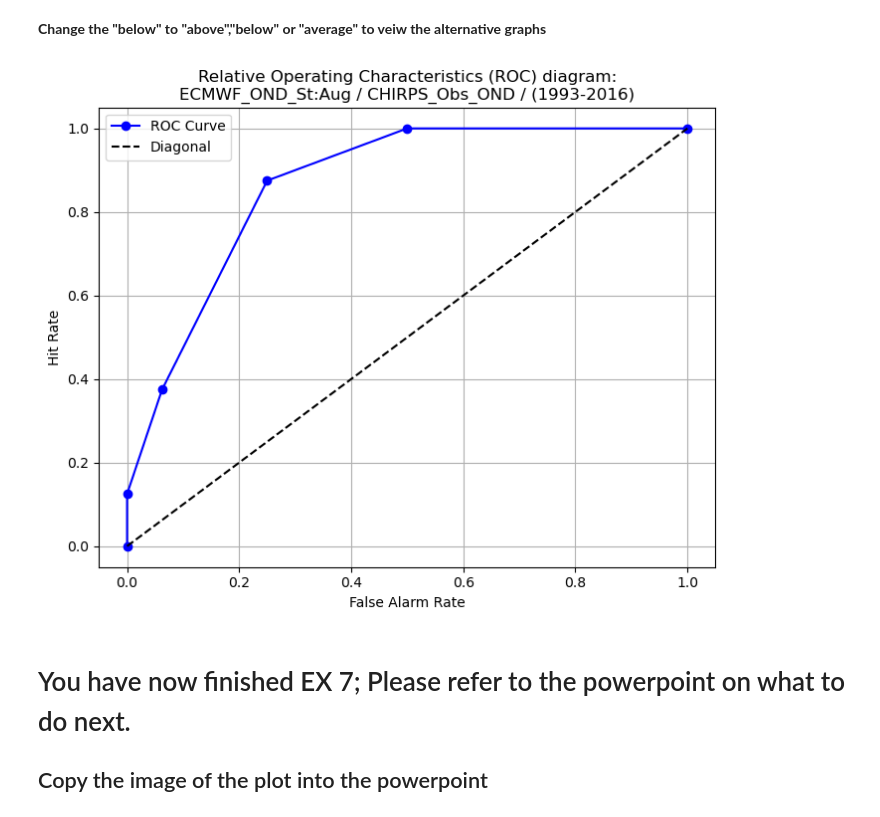
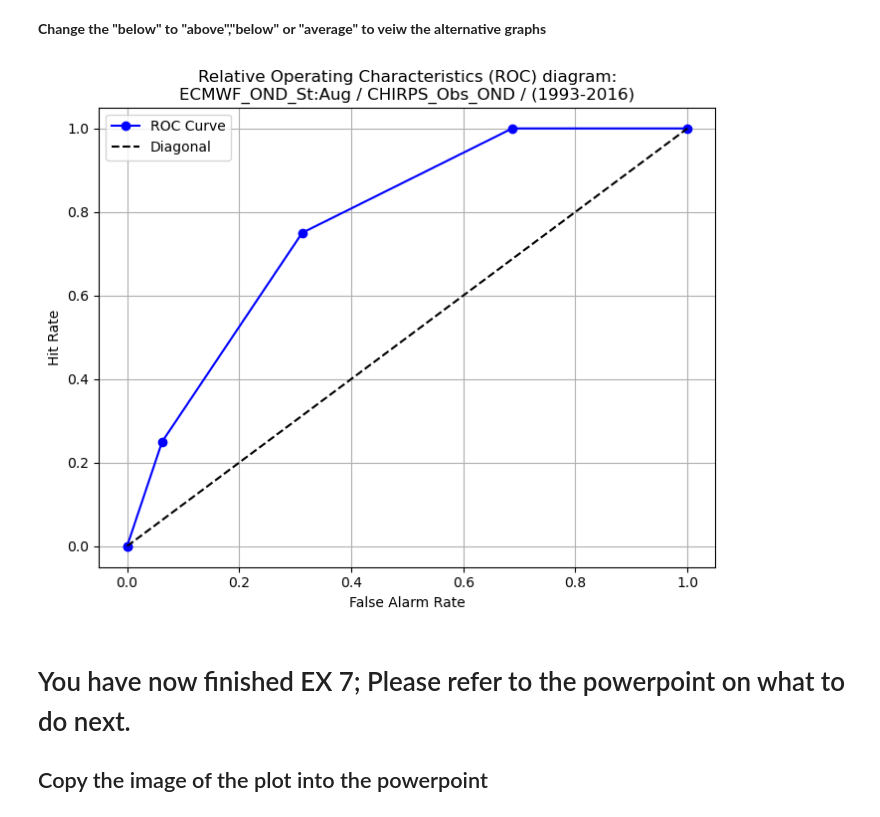
Before and after one commit to Eleanor-Dean/Wiser_Kenya_Students, a Jupyter notebook: ex7_Day3_ensembles_roc.ipynb, the cells around one changed output. Saved outputs shown, nothing was run; the diff lists cells and outputs as text; code cells hidden in the pictures.

```diff
--- a/ex7_Day3_ensembles_roc.ipynb
+++ b/ex7_Day3_ensembles_roc.ipynb
@@ -30,24 +30,24 @@ obs = location('Kenya_Obs_Chirps')
 # %%
 import matplotlib.pyplot as plt
 
-hit_rate,false_alarm_rate = terciles(da,obs,"below") #above,below,average
+hit_rate,false_alarm_rate = terciles(da,obs,"average") #above,below,average
 
 # Create the plot
 plt.figure(figsize=(8, 6))
 plt.plot(false_alarm_rate, hit_rate, marker='o', color='blue', label='ROC Curve')
 plt.plot([0, 1], [0, 1], linestyle='--', color='black', label='Diagonal')
 
 # Add labels, title, legend, and grid
 plt.xlabel('False Alarm Rate')
 plt.ylabel('Hit Rate')
 plt.title('Relative Operating Characteristics (ROC) diagram:\nECMWF_OND_St:Aug / CHIRPS_Obs_OND / (1993-2016)')
 plt.legend()
 plt.grid(True)
 
 # Show the plot
 plt.show()
 # %% [output]
-[figure, old version]
+[figure, new version]
 # %% [markdown]
 # You have now finished EX 7; Please refer to the powerpoint on what to do next.
 ## Copy the image of the plot into the powerpoint
```
Also changed, not shown: 5 other files.
